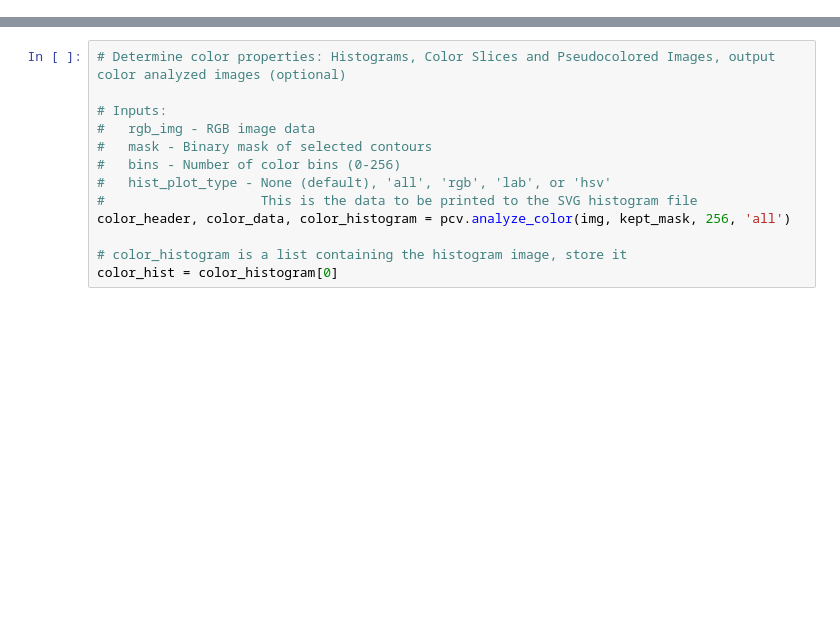
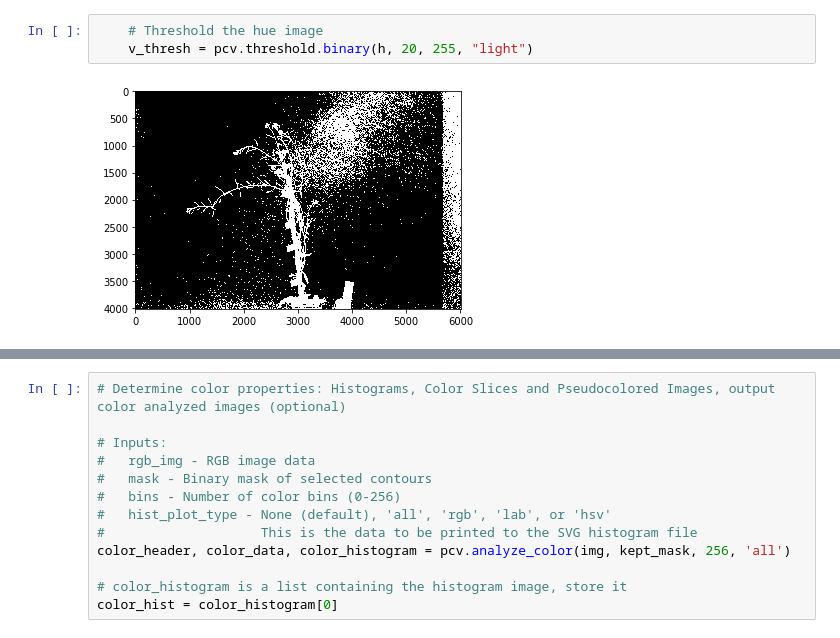
Before and after one commit to leonardblaschek/plantcv, a Jupyter notebook: plantcv_vis.ipynb, the cells around one changed output, grey strips where cells are left out. Saved outputs shown, nothing was run; the diff lists cells and outputs as text; blank space fills up the shorter version.

```diff
--- a/plantcv_vis.ipynb
+++ b/plantcv_vis.ipynb
@@ -50,3 +51,8 @@ pcv.params.debug = args.debug
+# %%
+    # Threshold the hue image
+    v_thresh = pcv.threshold.binary(h, 20, 255, "light")
+# %% [output]
+[figure, added]
 # %%
     # Median Blur
     h_mblur = pcv.median_blur(h_thresh, 5)
```
Also changed, not shown: parts of 19 cells of this notebook, 1 other file.
